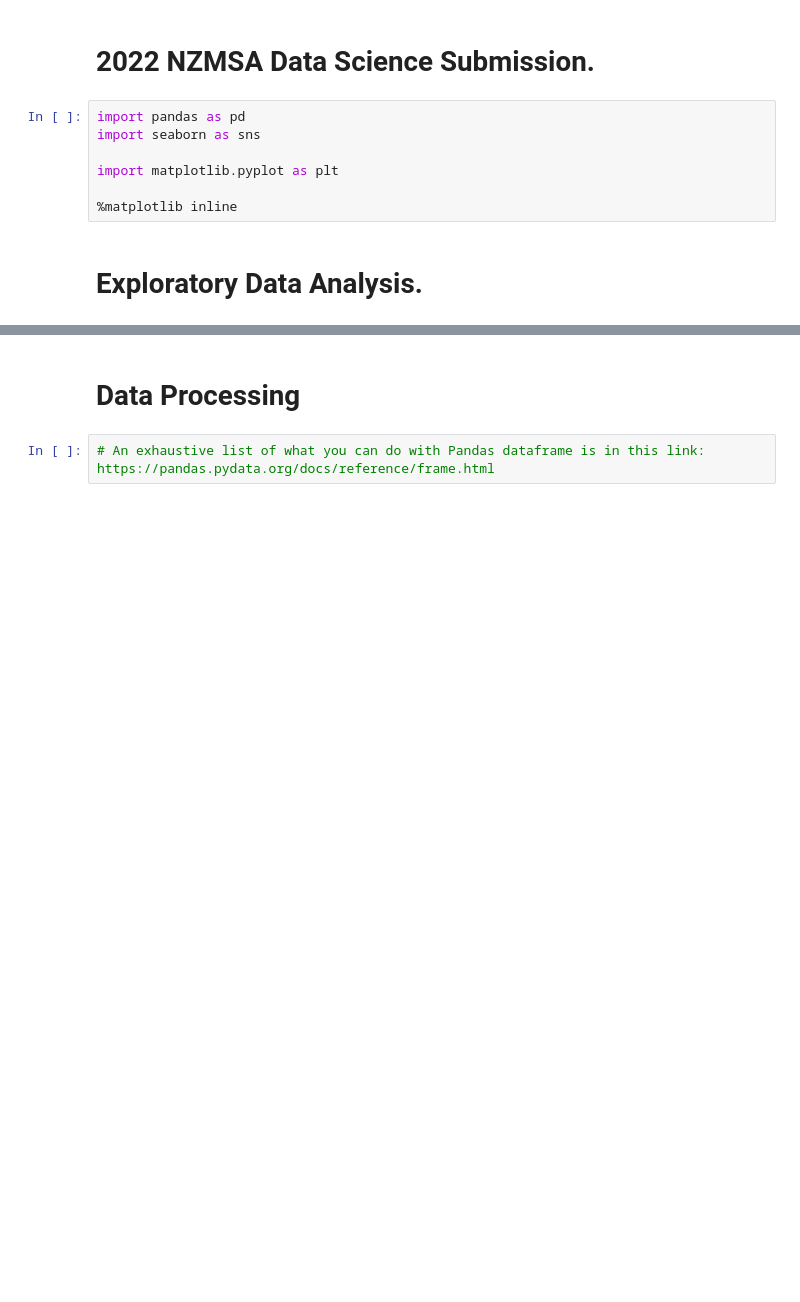
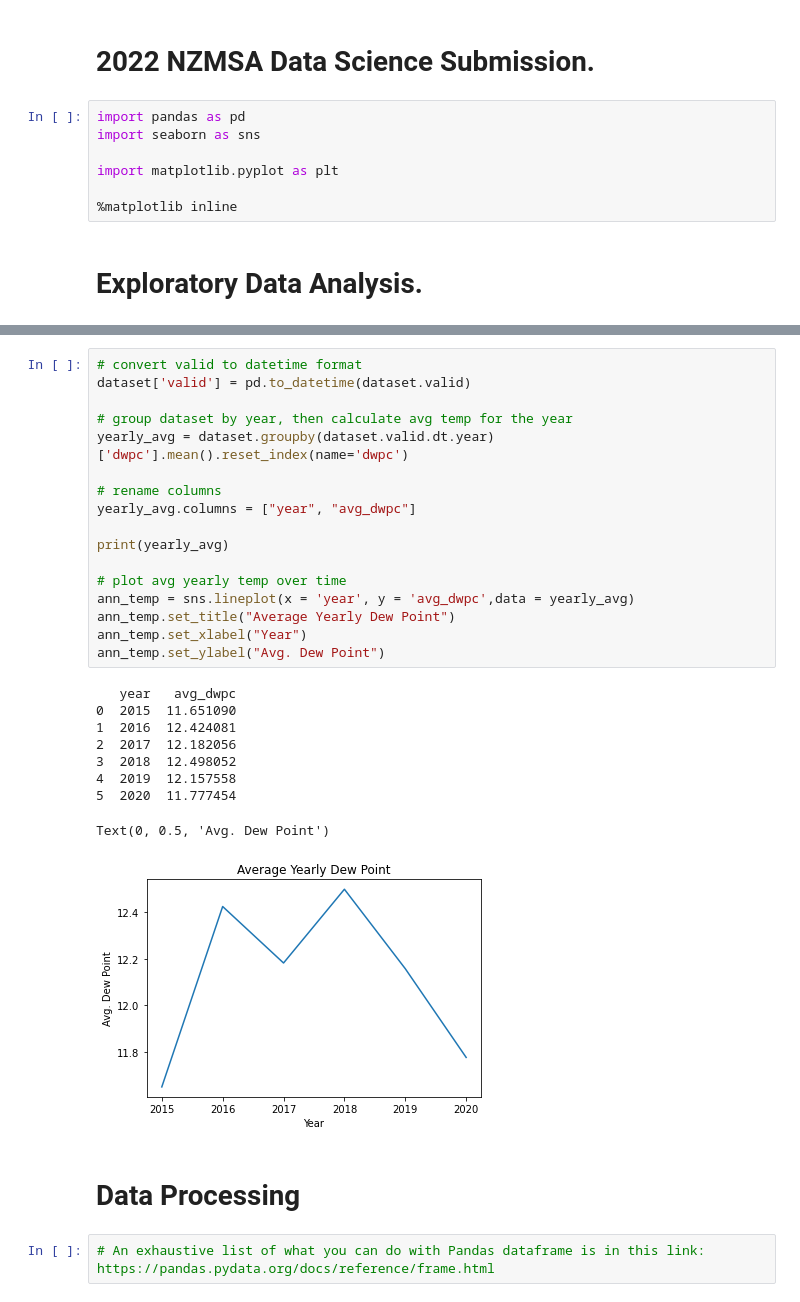
Before and after one commit to lilbingbo/2022-Phase-2, a Jupyter notebook: 3. Data Science/submission.ipynb, the cells around one changed output, grey strips where cells are left out. Drawn from its saved outputs; the diff is of its cells as text; blank space fills up the shorter version.

```diff
--- a/3. Data Science/submission.ipynb
+++ b/3. Data Science/submission.ipynb
@@ -72,3 +175,30 @@ sns.lineplot(x = 'year', y = 'avg_temp',data = yearly_avg)
+# %%
+# convert valid to datetime format
+dataset['valid'] = pd.to_datetime(dataset.valid)
+
+# group dataset by year, then calculate avg temp for the year
+yearly_avg = dataset.groupby(dataset.valid.dt.year)['dwpc'].mean().reset_index(name='dwpc')
+
+# rename columns
+yearly_avg.columns = ["year", "avg_dwpc"]
+
+print(yearly_avg)
+
+# plot avg yearly temp over time
+ann_temp = sns.lineplot(x = 'year', y = 'avg_dwpc',data = yearly_avg)
+ann_temp.set_title("Average Yearly Dew Point")
+ann_temp.set_xlabel("Year")
+ann_temp.set_ylabel("Avg. Dew Point")
+# %% [output]
+   year   avg_dwpc
+0  2015  11.651090
+1  2016  12.424081
+2  2017  12.182056
+3  2018  12.498052
+4  2019  12.157558
+5  2020  11.777454
+Text(0, 0.5, 'Avg. Dew Point')
+[figure, added]
 # %% [markdown]
 # Data Processing
 # %%
```
Also changed, not shown: parts of 13 cells of this notebook, 8 other files.
